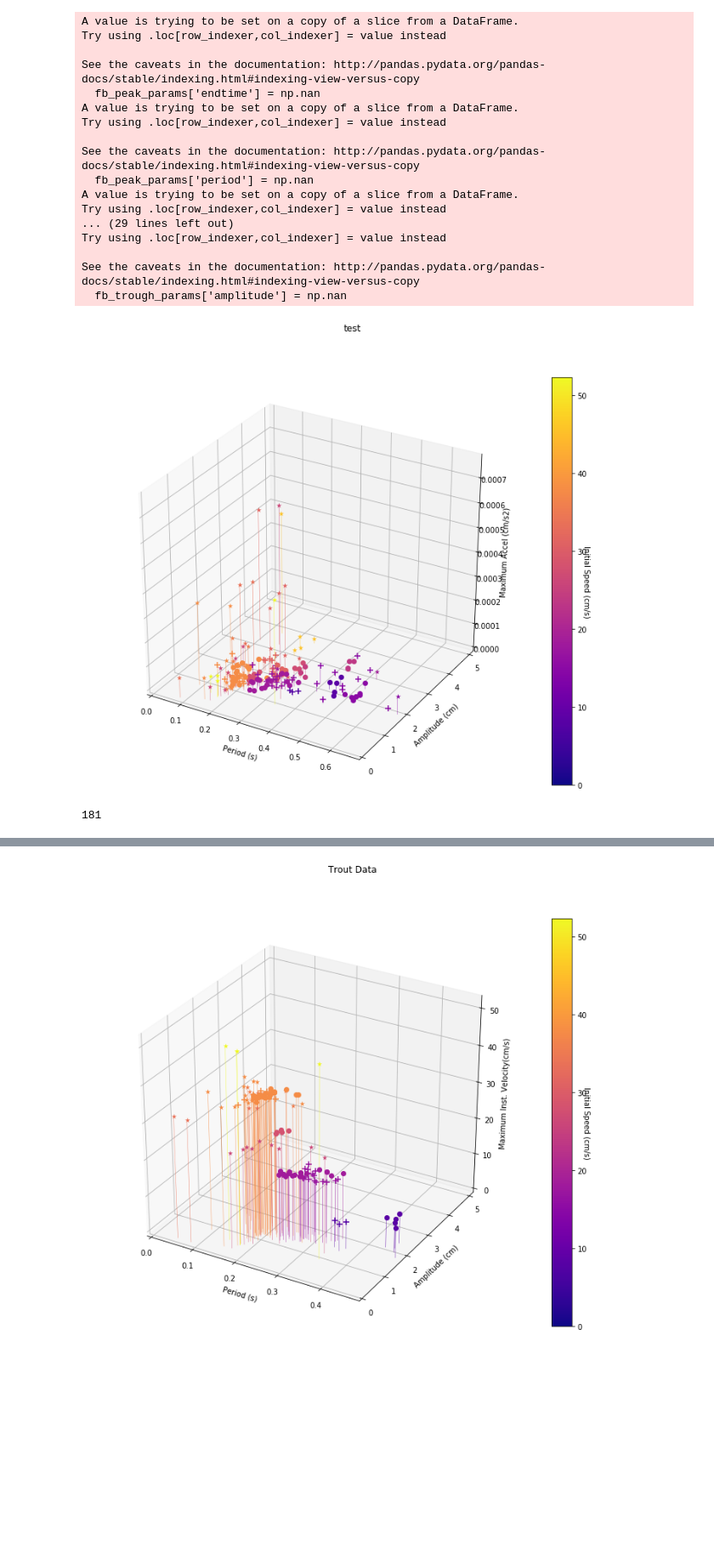
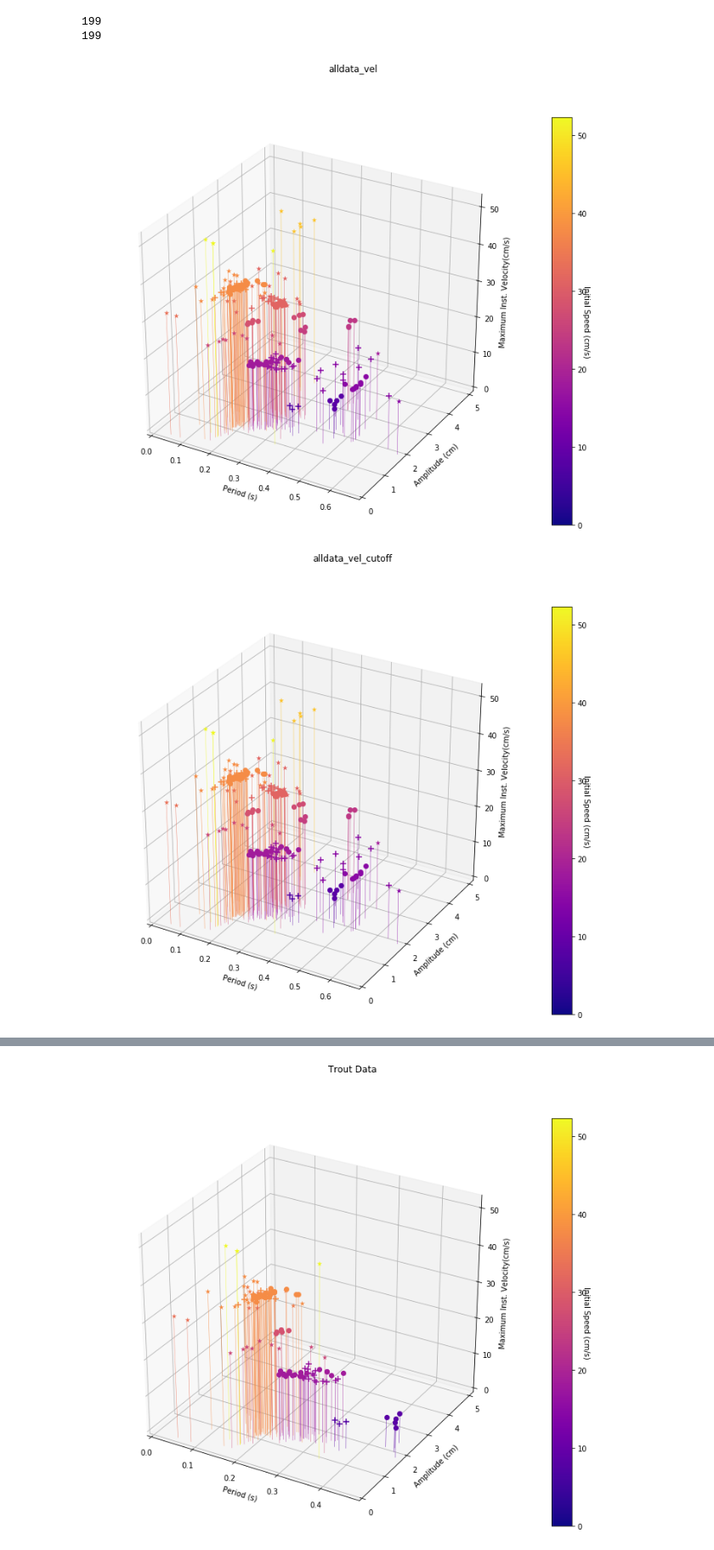
Before and after one commit to kfeilich/FishTrackProcessing, a Jupyter notebook: AccelerationCodeTesting.ipynb, the cells around one changed output, grey strips where cells are left out. Shown at 85% size. Saved outputs shown, nothing was run; the diff lists cells and outputs as text; code cells hidden in the pictures; blank space fills up the shorter version.

```diff
--- a/AccelerationCodeTesting.ipynb
+++ b/AccelerationCodeTesting.ipynb
@@ -11,48 +11,22 @@ from plot_accel import *
 from check_plots import *
 from plot_analysis import *
 from make_subset import *
+from read_data import *
+from fourier_analysis import *
 import pywt
 import pylab
 import numpy as np
 
-# Take position data from hardcoded folder, calc. velocities, accels
-tracklist = extract_data()
 
-# Calculate finbeat peaks and troughs
-
-finbeats, finbeat_byP, finbeat_byT = finbeat_calc(tracklist.keys(), tracklist)
-
-# Extract finbeat periods, amplitudes, and subsequent accel
-
-# Plot things if desired
-# plot_track(['sometrial'], tracklist)
-# plot_accel(['sometrial'], tracklist)
-
-# """If you want to plot the peaks and troughs on the position data,
-# uncomment section in finbeat_calc"""
+tracklist, finbeats, finbeat_byP, finbeat_byT = read_data('data.pickle')
-# %% [output]
-A value is trying to be set on a copy of a slice from a DataFrame.
-Try using .loc[row_indexer,col_indexer] = value instead
-
-See the caveats in the documentation: http://pandas.pydata.org/pandas-docs/stable/indexing.html#indexing-view-versus-copy
-  fb_peak_params['endtime'] = np.nan
-A value is trying to be set on a copy of a slice from a DataFrame.
-Try using .loc[row_indexer,col_indexer] = value instead
-
-See the caveats in the documentation: http://pandas.pydata.org/pandas-docs/stable/indexing.html#indexing-view-versus-copy
-  fb_peak_params['period'] = np.nan
-A value is trying to be set on a copy of a slice from a DataFrame.
-Try using .loc[row_indexer,col_indexer] = value instead
-... (29 lines left out)
-Try using .loc[row_indexer,col_indexer] = value instead
-
-See the caveats in the documentation: http://pandas.pydata.org/pandas-docs/stable/indexing.html#indexing-view-versus-copy
-  fb_trough_params['amplitude'] = np.nan
-# %%
-plot_analysis("test",tracklist.keys(), finbeat_byP, tracklist)
-# %% [output]
-[figure, removed]
-181
+# %%
+plot_analysis("alldata_vel",tracklist.keys(), finbeat_byP, tracklist, zaxis='V', save=True)
+plot_analysis("alldata_vel_cutoff", tracklist.keys(), finbeat_byP, tracklist, cutoff=True, zaxis='V', save=True)
+# %% [output]
+199
+199
+[figure, added]
+[figure, added]
 # %%
 bass_subset = make_subset(group_by1='species', identifier1='Bass', tracklist=tracklist)
 trout_subset = make_subset(group_by1 = 'species', identifier1 ='BTrout', tracklist=tracklist)
```
Also changed, not shown: parts of 8 cells of this notebook, 3 other files.
